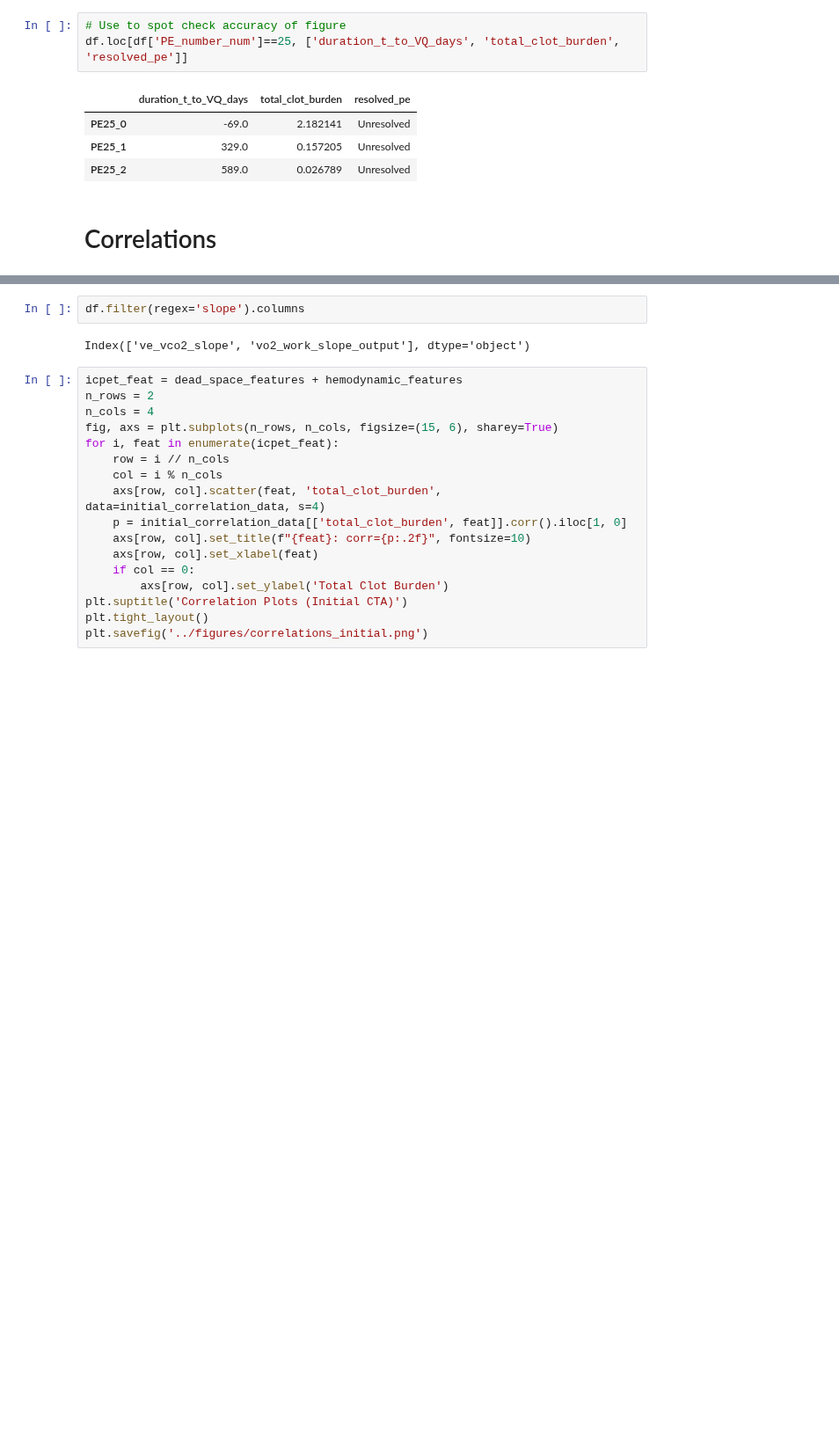
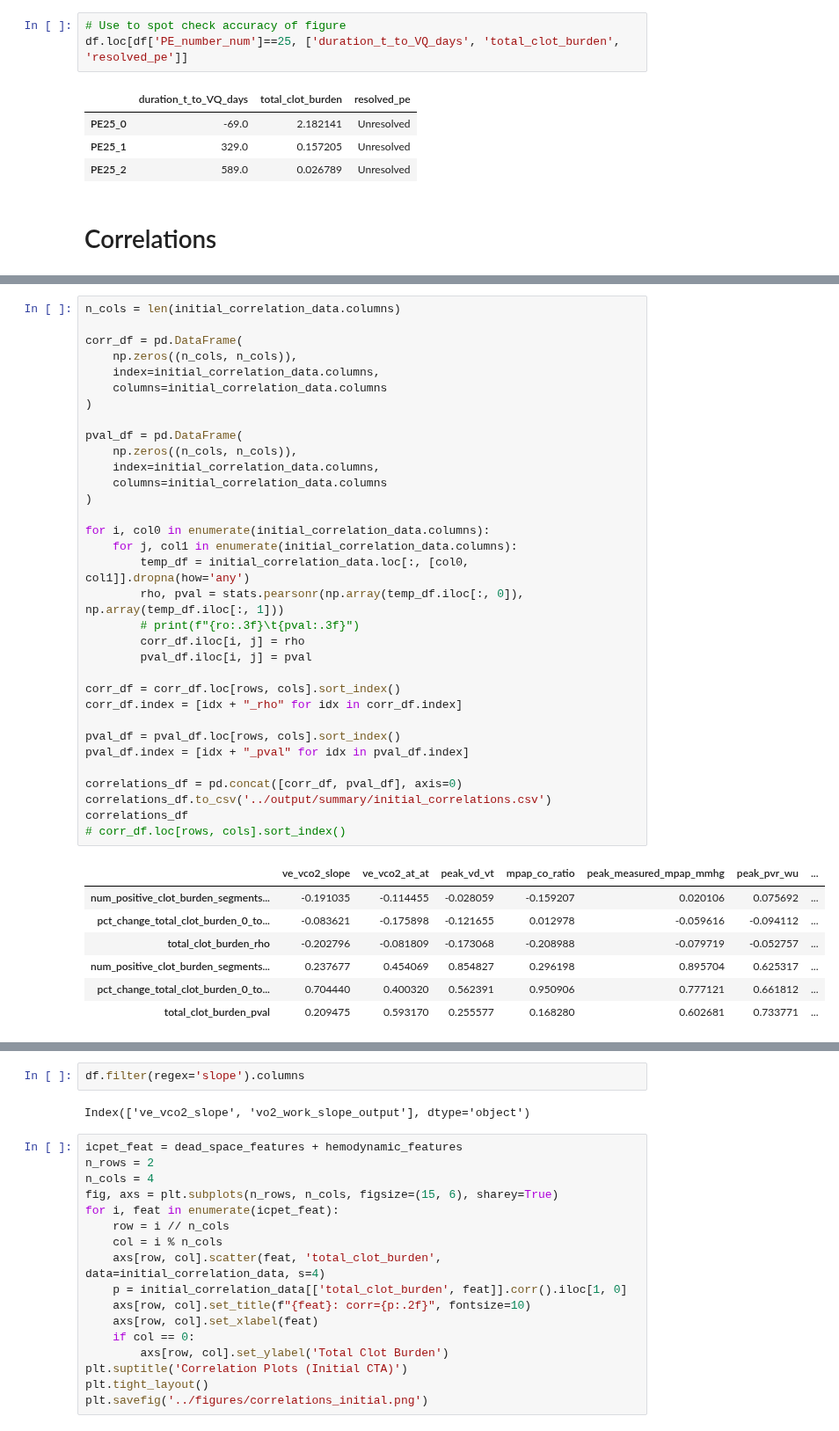
Before and after one commit to qaust/iCPET, a Jupyter notebook: src/summary_stats.ipynb, the cells around one changed output, grey strips where cells are left out. Shown at 88% size. Drawn from its saved outputs; the diff is of its cells as text; blank space fills up the shorter version.

```diff
--- a/src/summary_stats.ipynb
+++ b/src/summary_stats.ipynb
@@ -988,0 +1023,41 @@ last_prior_correlation_data.corr().loc[rows, cols].sort_index().to_csv('../outpu
+# %%
+n_cols = len(initial_correlation_data.columns)
+
+corr_df = pd.DataFrame(
+    np.zeros((n_cols, n_cols)),
+    index=initial_correlation_data.columns,
+    columns=initial_correlation_data.columns
+)
+
+pval_df = pd.DataFrame(
+    np.zeros((n_cols, n_cols)),
+    index=initial_correlation_data.columns,
+    columns=initial_correlation_data.columns
+)
+
+for i, col0 in enumerate(initial_correlation_data.columns):
+    for j, col1 in enumerate(initial_correlation_data.columns):
+        temp_df = initial_correlation_data.loc[:, [col0, col1]].dropna(how='any')
+        rho, pval = stats.pearsonr(np.array(temp_df.iloc[:, 0]), np.array(temp_df.iloc[:, 1]))
+        # print(f"{ro:.3f}\t{pval:.3f}")
+        corr_df.iloc[i, j] = rho
+        pval_df.iloc[i, j] = pval
+
+corr_df = corr_df.loc[rows, cols].sort_index()
+corr_df.index = [idx + "_rho" for idx in corr_df.index]
+
+pval_df = pval_df.loc[rows, cols].sort_index()
+pval_df.index = [idx + "_pval" for idx in pval_df.index]
+
+correlations_df = pd.concat([corr_df, pval_df], axis=0)
+correlations_df.to_csv('../output/summary/initial_correlations.csv')
+correlations_df
+# corr_df.loc[rows, cols].sort_index()
+# %% [output]
+|  | ve_vco2_slope | ve_vco2_at_at | peak_vd_vt | mpap_co_ratio | peak_measured_mpap_mmhg | peak_pvr_wu | ... |
+| num_positive_clot_burden_segments... | -0.191035 | -0.114455 | -0.028059 | -0.159207 | 0.020106 | 0.075692 | ... |
+| pct_change_total_clot_burden_0_to... | -0.083621 | -0.175898 | -0.121655 | 0.012978 | -0.059616 | -0.094112 | ... |
+| total_clot_burden_rho | -0.202796 | -0.081809 | -0.173068 | -0.208988 | -0.079719 | -0.052757 | ... |
+| num_positive_clot_burden_segments... | 0.237677 | 0.454069 | 0.854827 | 0.296198 | 0.895704 | 0.625317 | ... |
+| pct_change_total_clot_burden_0_to... | 0.704440 | 0.400320 | 0.562391 | 0.950906 | 0.777121 | 0.661812 | ... |
+| total_clot_burden_pval | 0.209475 | 0.593170 | 0.255577 | 0.168280 | 0.602681 | 0.733771 | ... |
```
Also changed, not shown: parts of 12 cells of this notebook.
